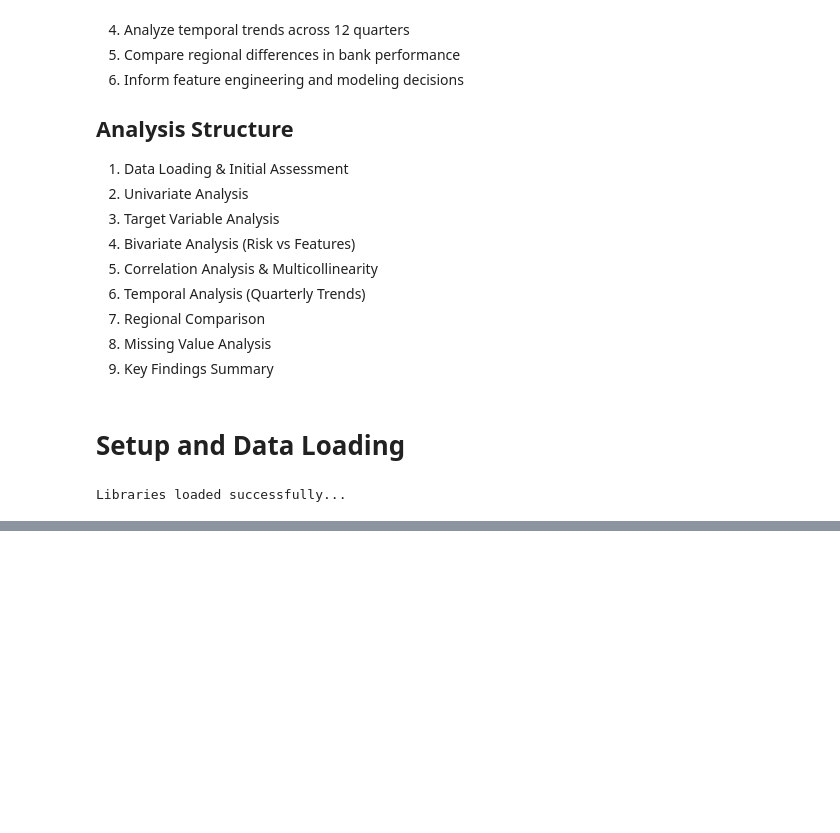
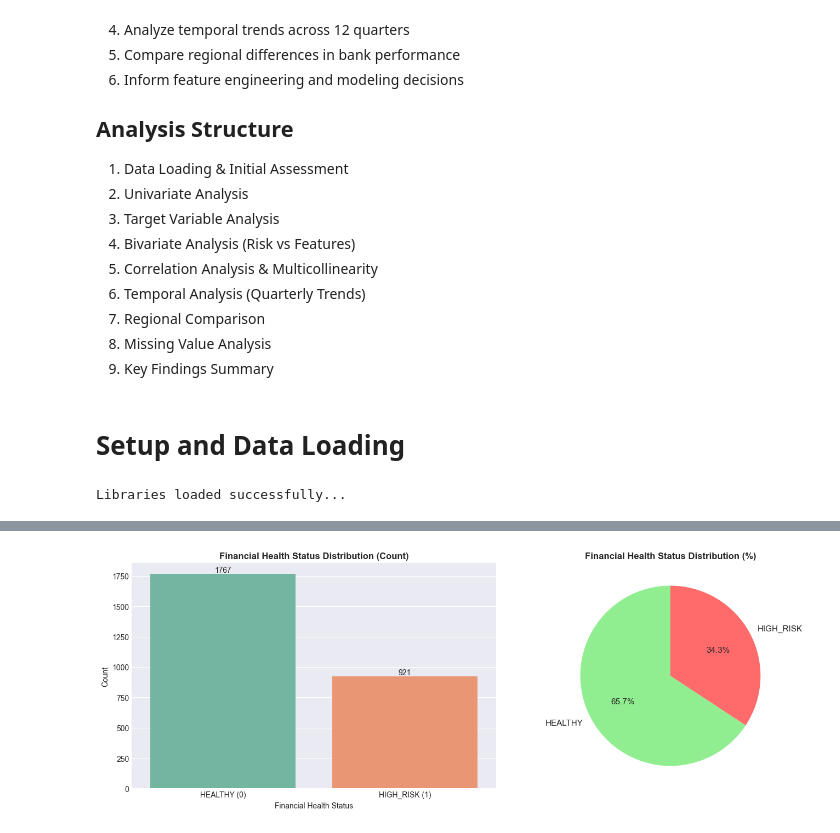
Before and after one commit to addetsi/Bank-Financial-Health-Analysis, a Jupyter notebook: 02_eda_analysis.ipynb, the cells around one changed output, grey strips where cells are left out. Saved outputs shown, nothing was run; the diff lists cells and outputs as text; code cells hidden in the pictures; blank space fills up the shorter version.

Commit message:
completed target distribution visualization

```diff
--- a/02_eda_analysis.ipynb
+++ b/02_eda_analysis.ipynb
@@ -70,0 +174,9 @@ First few rows
+# %%
+target_counts = df['financial_health_status'].value_counts()
+target_pct = df['financial_health_status'].value_counts(normalize=True)*100
+
+print("Target Variable Distribution:..")
+print("-"*70)
+print(f"\nHEALTHY (0): {target_counts[0]:,} records ({target_pct[0]:.1f}%)")
+print(f"\nHIGH_RISK (1): {target_counts[1]:,} records ({target_pct[1]:.1f}%)")
+print(f"\nClass Imbalance Ratio: 1:{target_counts[0]/target_pct[1]:.2f}")
@@ -70,0 +192,25 @@ First few rows
+# %%
+# Visualize target distribution
+fig, axes = plt.subplots(1, 2, figsize=(14, 5))
+
+# Count plot
+sns.countplot(data=df, x='financial_health_status', ax=axes[0], palette='Set2')
+axes[0].set_title('Financial Health Status Distribution (Count)', fontweight='bold', fontsize=12)
+axes[0].set_xlabel('Financial Health Status')
+axes[0].set_ylabel('Count')
+axes[0].set_xticklabels(['HEALTHY (0)', 'HIGH_RISK (1)'])
+
+# Add count labels
+for container in axes[0].containers:
+    axes[0].bar_label(container, fmt='%d')
+
+# Pie chart
+colors = ['#90EE90', '#FF6B6B']
+axes[1].pie(target_counts, labels=['HEALTHY', 'HIGH_RISK'], autopct='%1.1f%%',
+            colors=colors, startangle=90, textprops={'fontsize': 11})
+axes[1].set_title('Financial Health Status Distribution (%)', fontweight='bold', fontsize=12)
+
+plt.tight_layout()
+plt.show()
+# %% [output]
+[figure, added]
```
Also changed, not shown: parts of 11 cells of this notebook.
